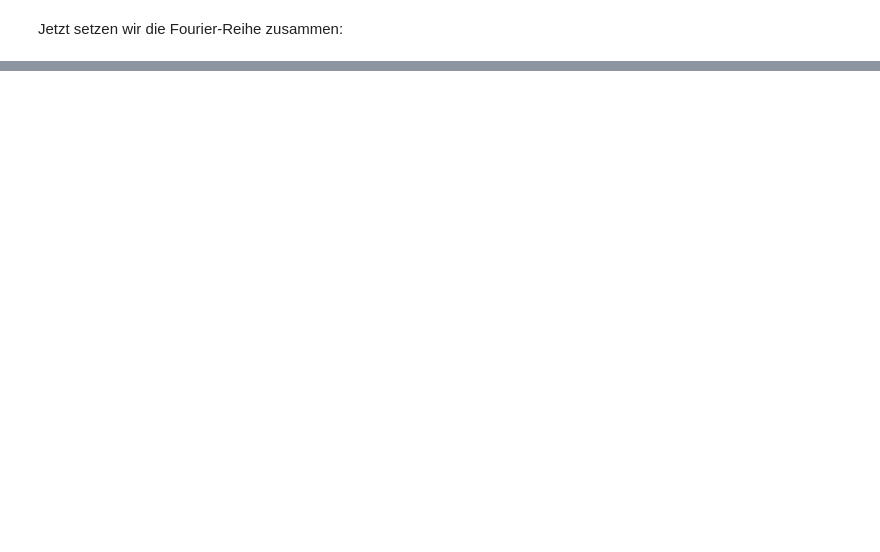
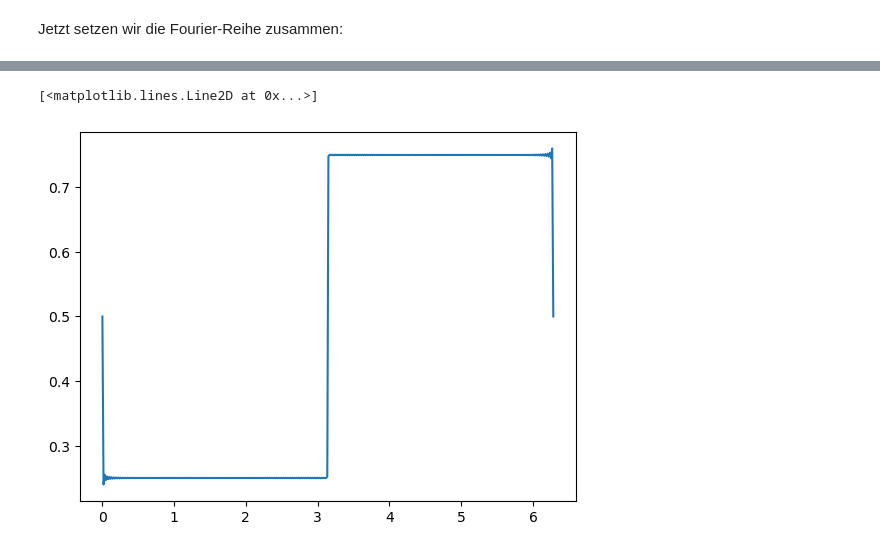
Before and after one commit to github4FGU/Fourier_Analysis, a Jupyter notebook: Allgemeines.ipynb, the cells around one changed output, grey strips where cells are left out. Saved outputs shown, nothing was run; the diff lists cells and outputs as text; code cells hidden in the pictures; blank space fills up the shorter version.

```diff
--- a/Allgemeines.ipynb
+++ b/Allgemeines.ipynb
@@ -155,0 +185,15 @@ Hier stimmt irgend etwas nicht!!!
+# %%
+Fourier_Reihe = np.zeros(N_POINTS)
+
+for k in range(N_REIHE):
+    for l in range(N_POINTS):
+            Fourier_Reihe[l] += a_values[k] * sin(k * x_values[l])
+            Fourier_Reihe[l] += b_values[k] * cos(k * x_values[l])
+
+for l in range(N_POINTS):
+    Fourier_Reihe[l] /= (2.0 * smp.pi)
+# %%
+plt.plot(x_values, Fourier_Reihe)
+# %% [output]
+[<matplotlib.lines.Line2D at 0x...>]
+[figure, added]
```
Also changed, not shown: parts of 6 cells of this notebook, 5 other files.
